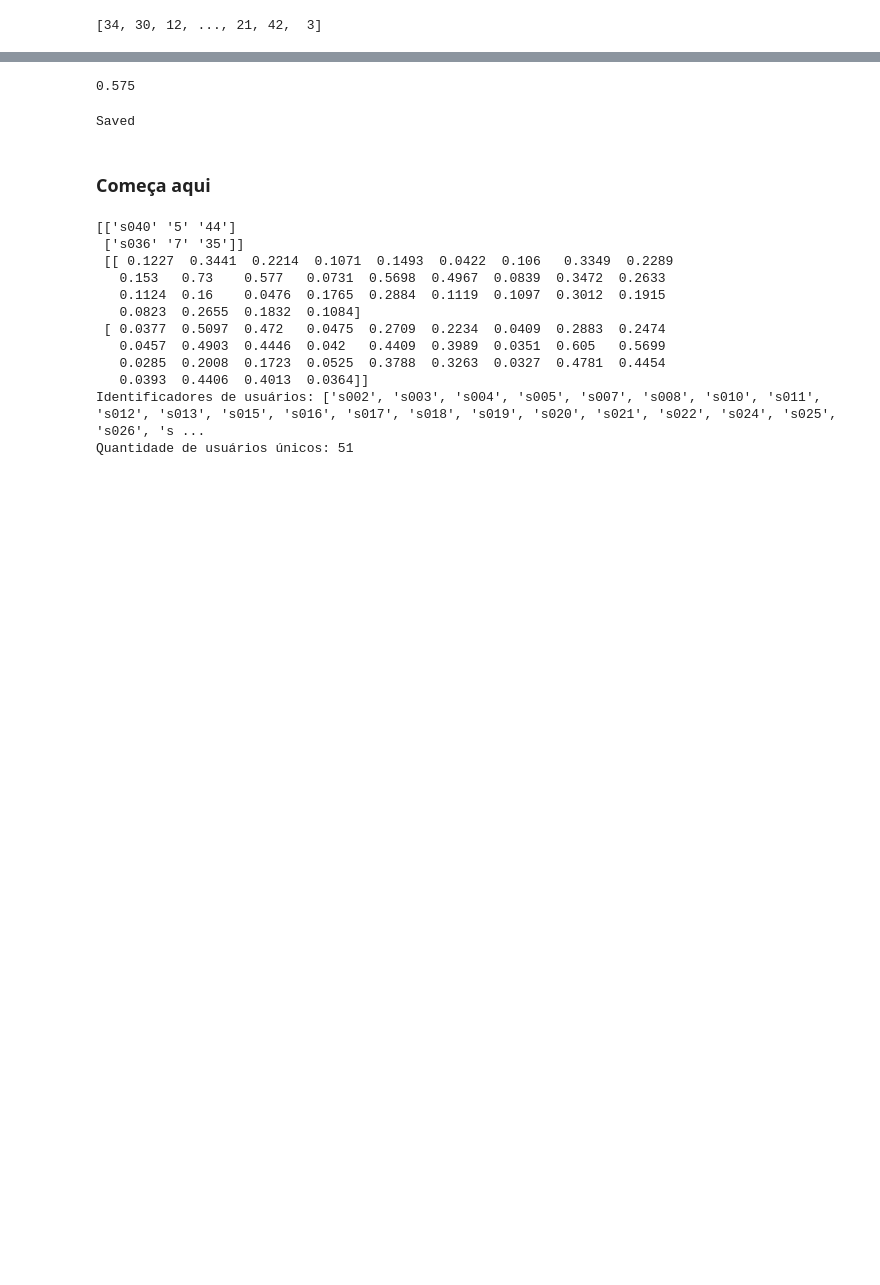
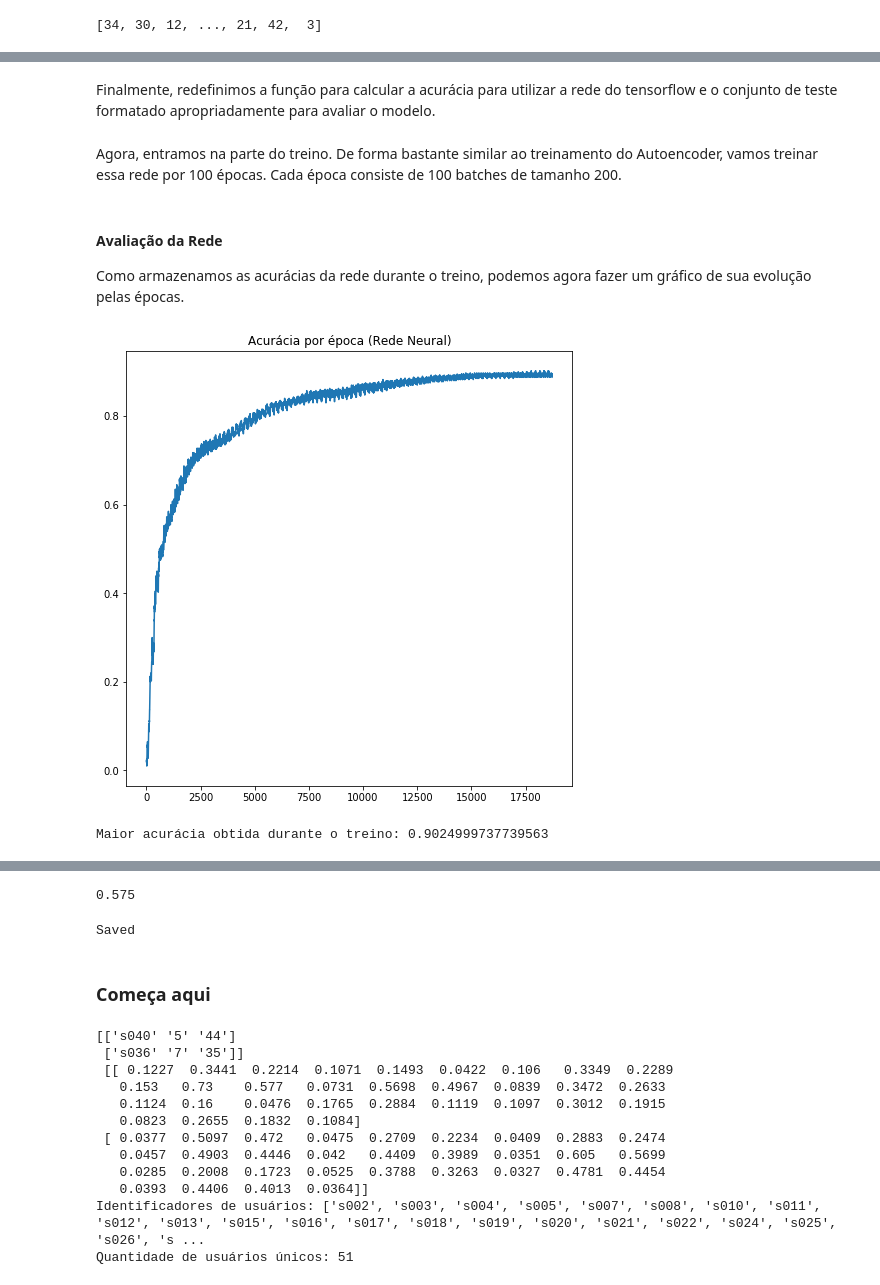
Before and after one commit to GuilhermeFreire/Keystrokes, a Jupyter notebook: Keystroke Analysis.ipynb, the cells around one changed output, grey strips where cells are left out. Cells and saved outputs as stored; diff of their text form; code cells hidden in the pictures; blank space fills up the shorter version.

```diff
--- a/Keystroke Analysis.ipynb
+++ b/Keystroke Analysis.ipynb
@@ -830,0 +848,4 @@ print(labels)
+# %%
+# Separa o dataset em conjunto treino e teste
+train_data = keystrokes[:split_data_idx]
+test_data = keystrokes[split_data_idx:]
@@ -831 +876,32 @@ print(labels)
+# %% [markdown]
+Finalmente, redefinimos a função para calcular a acurácia para utilizar a rede do tensorflow e o conjunto de teste formatado apropriadamente para avaliar o modelo.
+# %%
+def test_accuracy():
+
+    # Diz para o Tensorflow utilizar a GPU para realizar os cálculos
+    # seguintes.
+    with tf.device("/device:GPU:0"):
+        # Cada tf.argmax tem a função de escolher a posição do vetor
+        # com maior probabilidade de ser a classe certa. O parâmetro
+        # 1 passado na segunda posição indica o eixo no qual realizar
+        # a operação. Dessa forma temos uma classe por exemplo do
+        # batch.
+        # Chamamos tf.equal para avaliar, a cada posição do vetor, se
+        # os valores são iguais. Ou seja, se a previsão da rede é a
+        # mesma da classe real.
+        hits_and_misses = tf.equal(tf.argmax(y_,1), tf.argmax(y,1))
+
+        # Convertemos o array de valores booleanos para valores
+        # numéricos. False mapeia para 0 e True para 1. Dessa forma,
+        # ao tirarmos a média do vetor, usando tf.reduce_mean, teremos
+        # a acurácia de acertos do batch em questão.
+        accuracy = tf.reduce_mean(tf.cast(hits_and_misses, tf.float32))
+
+        # No código acima apenas criamos o grafo computacional que irá
+        # calcular tudo que queremos. Chamando a função eval,
+        # efetivamente obtemos o valor numérico desejado.
+        # Retornamos esse valor.
+        return accuracy.eval(feed_dict={x: test_data, y: test_labels_one_hot})
+# %% [markdown]
+Agora, entramos na parte do treino. De forma bastante similar ao treinamento do Autoencoder, vamos treinar essa rede por 100 épocas. Cada época consiste de 100 batches de tamanho 200.
 # %%
@@ -845,6 +940,17 @@ with tf.Session() as sess:
                 max_acc = test_acc[-1]
                 save_path = saver.save(sess, "./weights/model_e{}b{}_{}.ckpt".format(epoch, i, time.time()))
                 print("Model saved in file: %s" % save_path)
+# %% [markdown]
+#### Avaliação da Rede
+Como armazenamos as acurácias da rede durante o treino, podemos agora fazer um gráfico de sua evolução pelas épocas.
 # %%
+plt.figure(figsize=(8,8))
 plt.plot(test_acc)
+plt.title("Acurácia por época (Rede Neural)")
 plt.show()
+# %% [output]
+[figure, added]
+# %%
+print("Maior acurácia obtida durante o treino: {}".format(max(test_acc)))
+# %% [output]
+Maior acurácia obtida durante o treino: 0.9024999737739563
```
Also changed, not shown: parts of 12 cells of this notebook.
